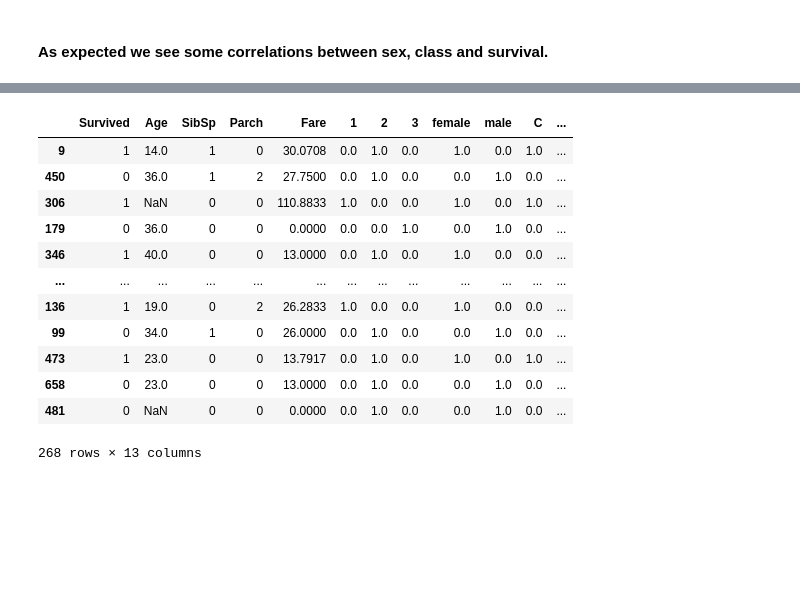
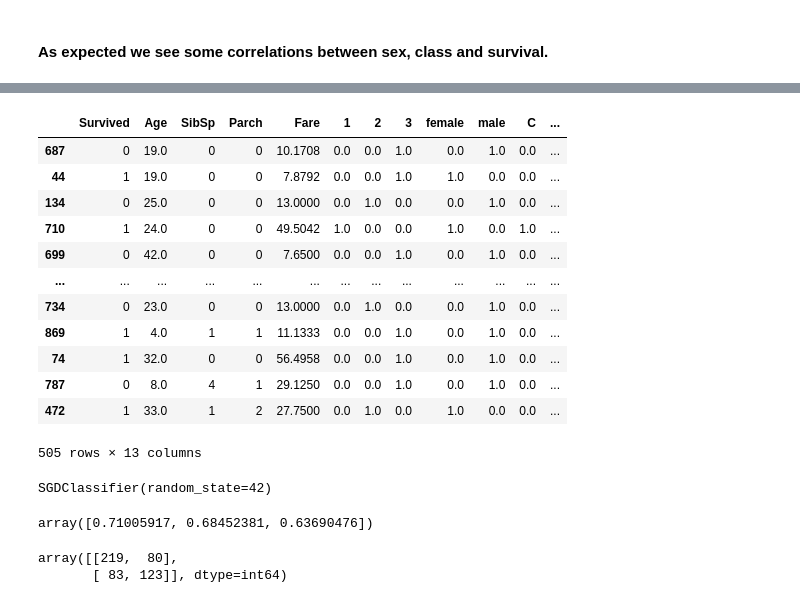
Before and after one commit to tisSoFluffy/MSDS422_ML, a Jupyter notebook: Titanic Exploration & Predictor (1).ipynb, the cells around one changed output, grey strips where cells are left out. Saved outputs shown, nothing was run; the diff lists cells and outputs as text; code cells hidden in the pictures; blank space fills up the shorter version.

```diff
--- a/Titanic Exploration & Predictor (1).ipynb
+++ b/Titanic Exploration & Predictor (1).ipynb
@@ -327,16 +312,17 @@ train_set
-# %%
-test_set
-# %% [output]
-|  | Survived | Age | SibSp | Parch | Fare | 1 | 2 | 3 | female | male | C | ... |
-| 9 | 1 | 14.0 | 1 | 0 | 30.0708 | 0.0 | 1.0 | 0.0 | 1.0 | 0.0 | 1.0 | ... |
-| 450 | 0 | 36.0 | 1 | 2 | 27.7500 | 0.0 | 1.0 | 0.0 | 0.0 | 1.0 | 0.0 | ... |
-| 306 | 1 | NaN | 0 | 0 | 110.8833 | 1.0 | 0.0 | 0.0 | 1.0 | 0.0 | 1.0 | ... |
-| 179 | 0 | 36.0 | 0 | 0 | 0.0000 | 0.0 | 0.0 | 1.0 | 0.0 | 1.0 | 0.0 | ... |
-| 346 | 1 | 40.0 | 0 | 0 | 13.0000 | 0.0 | 1.0 | 0.0 | 1.0 | 0.0 | 0.0 | ... |
-| ... | ... | ... | ... | ... | ... | ... | ... | ... | ... | ... | ... | ... |
-| 136 | 1 | 19.0 | 0 | 2 | 26.2833 | 1.0 | 0.0 | 0.0 | 1.0 | 0.0 | 0.0 | ... |
-| 99 | 0 | 34.0 | 1 | 0 | 26.0000 | 0.0 | 1.0 | 0.0 | 0.0 | 1.0 | 0.0 | ... |
-| 473 | 1 | 23.0 | 0 | 0 | 13.7917 | 0.0 | 1.0 | 0.0 | 1.0 | 0.0 | 1.0 | ... |
-| 658 | 0 | 23.0 | 0 | 0 | 13.0000 | 0.0 | 1.0 | 0.0 | 0.0 | 1.0 | 0.0 | ... |
-| 481 | 0 | NaN | 0 | 0 | 0.0000 | 0.0 | 1.0 | 0.0 | 0.0 | 1.0 | 0.0 | ... |
-268 rows × 13 columns
+# %%
+train_set = train_set.dropna()
+train_set
+# %% [output]
+|  | Survived | Age | SibSp | Parch | Fare | 1 | 2 | 3 | female | male | C | ... |
+| 687 | 0 | 19.0 | 0 | 0 | 10.1708 | 0.0 | 0.0 | 1.0 | 0.0 | 1.0 | 0.0 | ... |
+| 44 | 1 | 19.0 | 0 | 0 | 7.8792 | 0.0 | 0.0 | 1.0 | 1.0 | 0.0 | 0.0 | ... |
+| 134 | 0 | 25.0 | 0 | 0 | 13.0000 | 0.0 | 1.0 | 0.0 | 0.0 | 1.0 | 0.0 | ... |
+| 710 | 1 | 24.0 | 0 | 0 | 49.5042 | 1.0 | 0.0 | 0.0 | 1.0 | 0.0 | 1.0 | ... |
+| 699 | 0 | 42.0 | 0 | 0 | 7.6500 | 0.0 | 0.0 | 1.0 | 0.0 | 1.0 | 0.0 | ... |
+| ... | ... | ... | ... | ... | ... | ... | ... | ... | ... | ... | ... | ... |
+| 734 | 0 | 23.0 | 0 | 0 | 13.0000 | 0.0 | 1.0 | 0.0 | 0.0 | 1.0 | 0.0 | ... |
+| 869 | 1 | 4.0 | 1 | 1 | 11.1333 | 0.0 | 0.0 | 1.0 | 0.0 | 1.0 | 0.0 | ... |
+| 74 | 1 | 32.0 | 0 | 0 | 56.4958 | 0.0 | 0.0 | 1.0 | 0.0 | 1.0 | 0.0 | ... |
+| 787 | 0 | 8.0 | 4 | 1 | 29.1250 | 0.0 | 0.0 | 1.0 | 0.0 | 1.0 | 0.0 | ... |
+| 472 | 1 | 33.0 | 1 | 2 | 27.7500 | 0.0 | 1.0 | 0.0 | 1.0 | 0.0 | 0.0 | ... |
+505 rows × 13 columns
@@ -342,0 +334,12 @@ test_set
+# %%
+from sklearn.linear_model import SGDClassifier
+
+sgd_clf = SGDClassifier(random_state=42)
+sgd_clf.fit(train_set, y_train)
+# %% [output]
+SGDClassifier(random_state=42)
+# %%
+from sklearn.model_selection import cross_val_score
+cross_val_score(sgd_clf, train_set, y_train,cv=3, scoring='accuracy')
+# %% [output]
+array([0.71005917, 0.68452381, 0.63690476])
@@ -342,0 +349,6 @@ test_set
+# %%
+from sklearn.metrics import confusion_matrix
+confusion_matrix(y_train, y_train_pred)
+# %% [output]
+array([[219,  80],
+       [ 83, 123]], dtype=int64)
```
Also changed, not shown: parts of 32 cells of this notebook.
